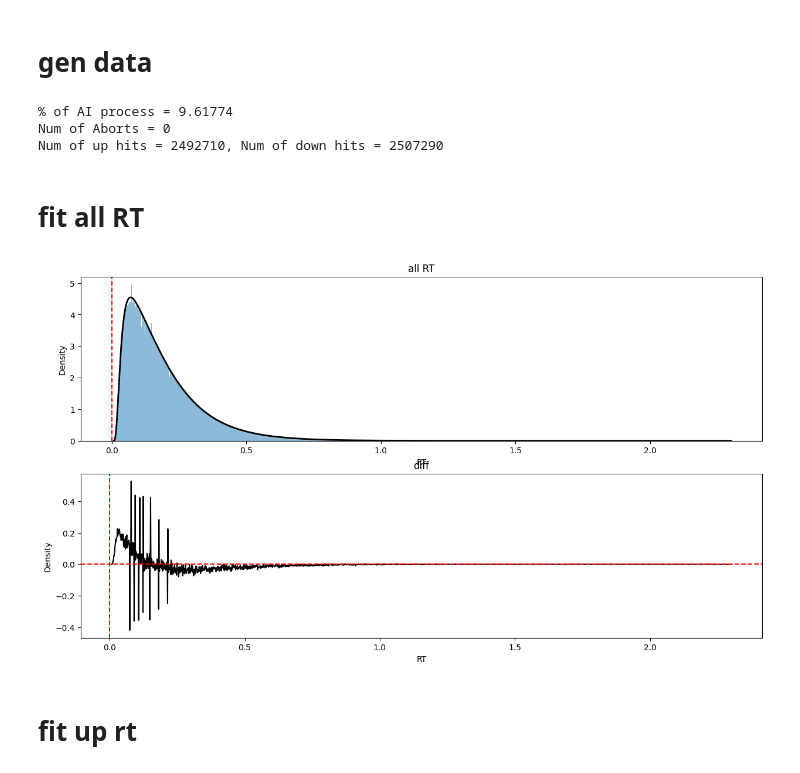
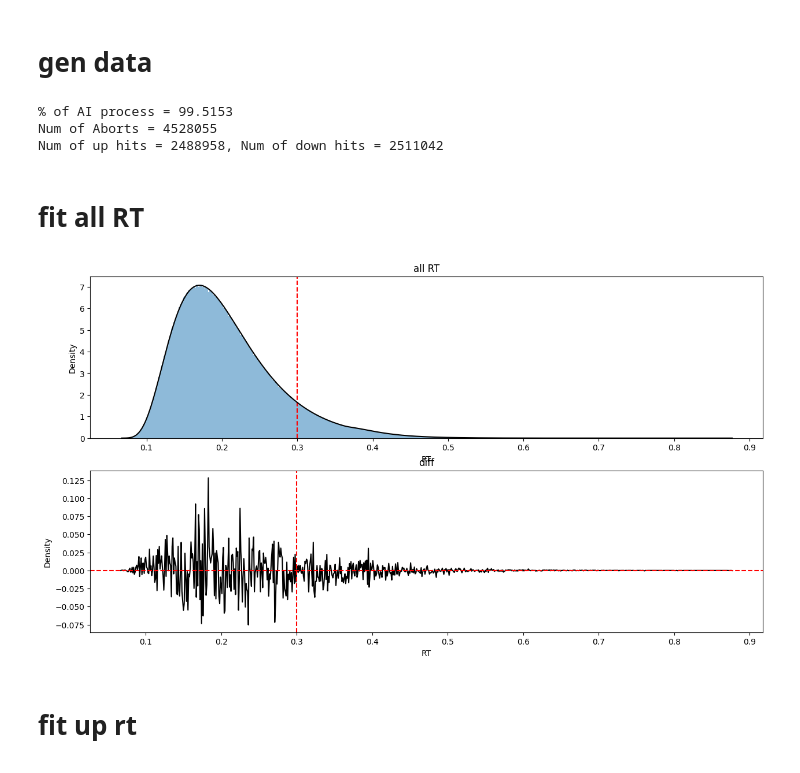
Before and after one commit to rakaar/ddm_codes, a Jupyter notebook: psiam_with_tied/fit_psiam_tied_prob_map_dv_btn.ipynb, the cells around one changed output. Saved outputs shown, nothing was run; the diff lists cells and outputs as text; code cells hidden in the pictures.

Commit message:
t_stim issue is fixed. t - t_stim was not being used in prob btn x1 and x2

```diff
--- a/psiam_with_tied/fit_psiam_tied_prob_map_dv_btn.ipynb
+++ b/psiam_with_tied/fit_psiam_tied_prob_map_dv_btn.ipynb
@@ -18,7 +18,7 @@ theta_E = 50.7
 T_0 = 0.19*(1e-3)
 t_non_decision = 78e-3
 
-V_A = 1
+V_A = 6
 theta_A = 1
 
 # t_stim = 0.25
@@ -26,7 +26,7 @@ theta_A = 1
 # t_E_aff = 0.02
 # t_motor = 0.03
 
-t_stim = 0; t_A_aff = 0; t_E_aff = 0; t_motor = 0
+t_stim = 0.3; t_A_aff = 0; t_E_aff = 0; t_motor = 0
 
 Z_E = 0
 
@@ -155,42 +155,42 @@ print(f"% of AI process = {100*np.sum(all_is_act)/N_sim}")
 print(f"Num of Aborts = {np.sum(all_RT < t_stim)}")
 print(f"Num of up hits = {np.sum(all_choice == 1)}, Num of down hits = {np.sum(all_choice == -1)}")
 # %% [output]
-% of AI process = 9.61774
-Num of Aborts = 0
-Num of up hits = 2492710, Num of down hits = 2507290
+% of AI process = 99.5153
+Num of Aborts = 4528055
+Num of up hits = 2488958, Num of down hits = 2511042
 # %% [markdown]
 # fit all RT
 # %%
 from psiam_tied_utils import all_RTs_fit_fn
 
 # stim
 ABL = ABL_arr[0]; ILD = ILD_arr[0]
 
 # bins
 bin_width = 0.001
 bins = np.arange(min(all_RT), max(all_RT) + bin_width, bin_width)
 
 # t_pts are midpoints of the bins
 t_pts = bins[:-1] + bin_width/2
 theory = all_RTs_fit_fn(t_pts, V_A, theta_A, ABL, ILD, rate_lambda, T_0, theta_E, Z_E, t_stim, t_A_aff, t_E_aff, t_motor, K_max)
 
 all_hist, all_bins = np.histogram(all_RT, bins=bins, density=True)
 
 plt.figure(figsize=(15, 8))
 plt.subplot(2,1,1)
 plt.bar(all_bins[:-1], all_hist, width=bin_width, alpha=0.5, label='all RT')
 plt.axvline(x=t_stim, color='r', linestyle='--')
-plt.plot(t_pts, theory, 'k', lw=2);
+plt.plot(t_pts, theory, 'k');
 plt.title('all RT');plt.xlabel('RT');plt.ylabel('Density');
 
 plt.subplot(2,1,2)
 diff_all = theory - all_hist
 plt.plot(t_pts, diff_all, 'k');
 plt.title('diff');plt.xlabel('RT');plt.ylabel('Density');
 plt.axhline(y=0, color='r', linestyle='--')
 plt.axvline(x=t_stim, color='r', linestyle='--');
 # %% [output]
-[figure, old version]
+[figure, new version]
 # %% [markdown]
 # fit up rt
 # %%
```
Also changed, not shown: parts of 15 cells of this notebook, 1 other file.
